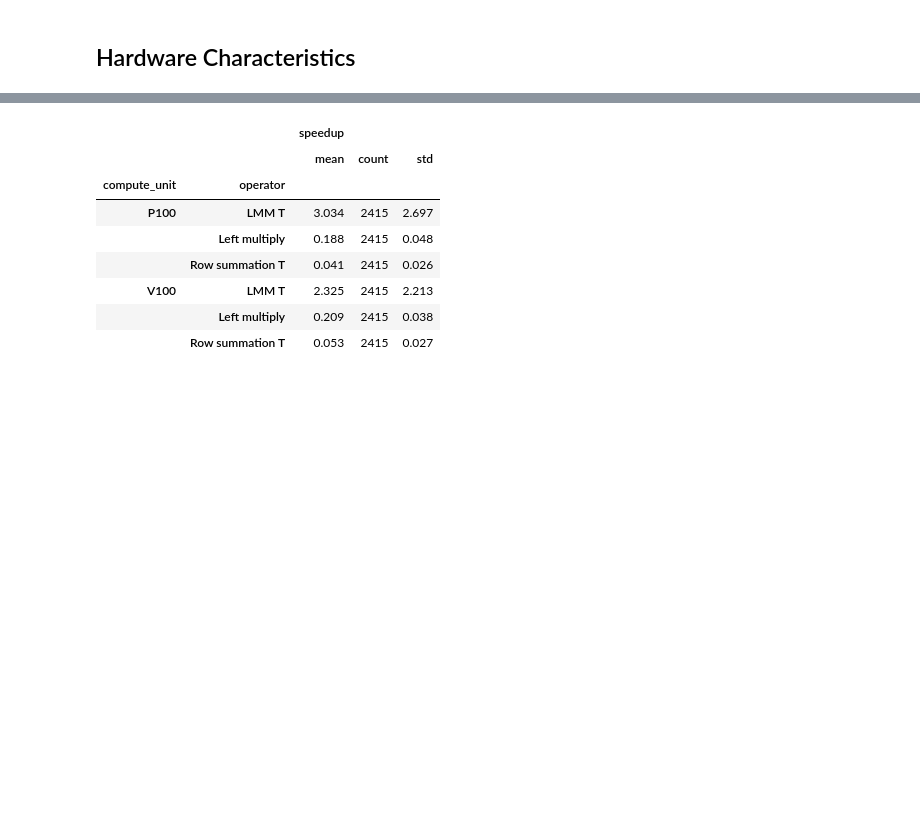
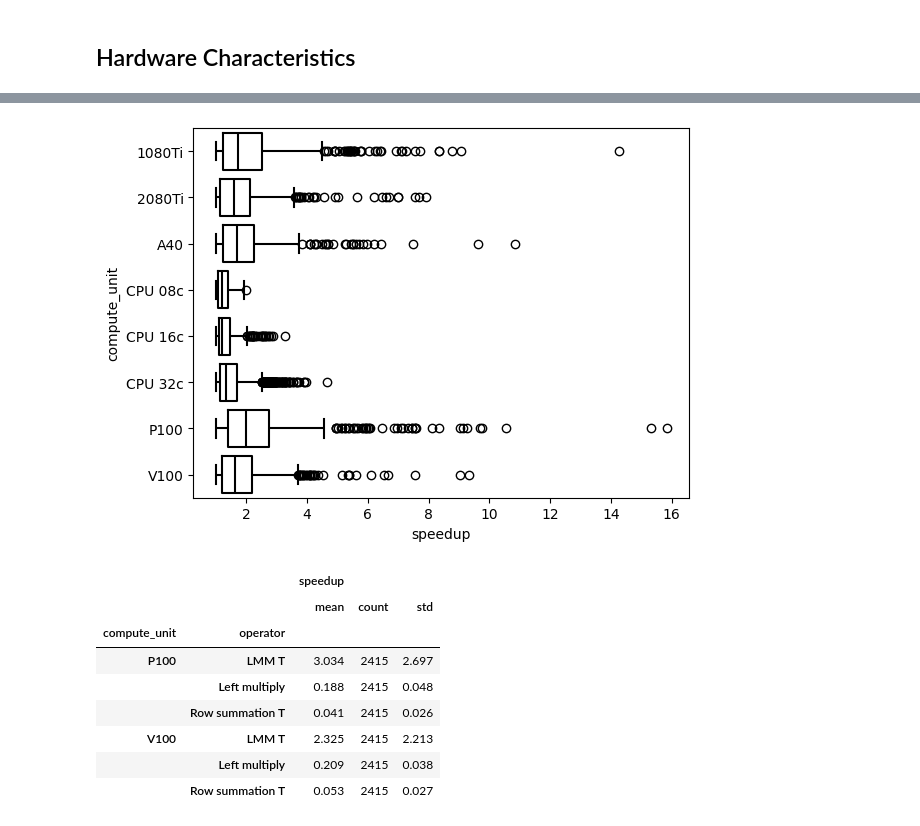
Before and after one commit to ptemarvelde/msc-thesis-figures, a Jupyter notebook: cost-estimation/motivation.ipynb, the cells around one changed output, grey strips where cells are left out. Cells and saved outputs as stored; diff of their text form; code cells hidden in the pictures; blank space fills up the shorter version.

```diff
--- a/cost-estimation/motivation.ipynb
+++ b/cost-estimation/motivation.ipynb
@@ -205,5 +186,15 @@ V100 & 1.95 & 1.13 & 404 \\
 \bottomrule
 \end{tabular}
+# %%
+avg_speedup_df = df[(df.label & df.operator.isin(MODEL_OPERATORS))].groupby(["compute_unit"]).agg({"speedup": ["mean", "count", "std"]})
+avg_speedup_df = avg_speedup_df.reindex(columns=[("speedup", "mean"), ("speedup", "std"), ("speedup", "count")]).speedup.reset_index()
+avg_speedup_df['pct_with_speedup'] = (avg_speedup_df['count'] / 9660 * 100).apply(lambda x: f"{x:.2f}\%")
+avg_speedup_df = avg_speedup_df.reindex(index=[3,4,5,0,1,2,6,7])
+ax = sns.boxplot(df[(df.label & df.operator.isin(MODEL_OPERATORS))], y='compute_unit', x='speedup',
+            # errorbar='sd',
+            fill = None, color="black")
+# %% [output]
+[figure, added]
 # %%
 avg_speedup_df_operator = df[(df.operator.isin(["LMM T", "Left multiply", "Row summation T"])) & (df.compute_unit.isin(["V100", "P100"]))].groupby(["compute_unit", 'operator']).agg({"speedup": ["mean", "count", "std"]})
 display(avg_speedup_df_operator.round(3))
```
Also changed, not shown: parts of 5 cells of this notebook, 4 other files.
